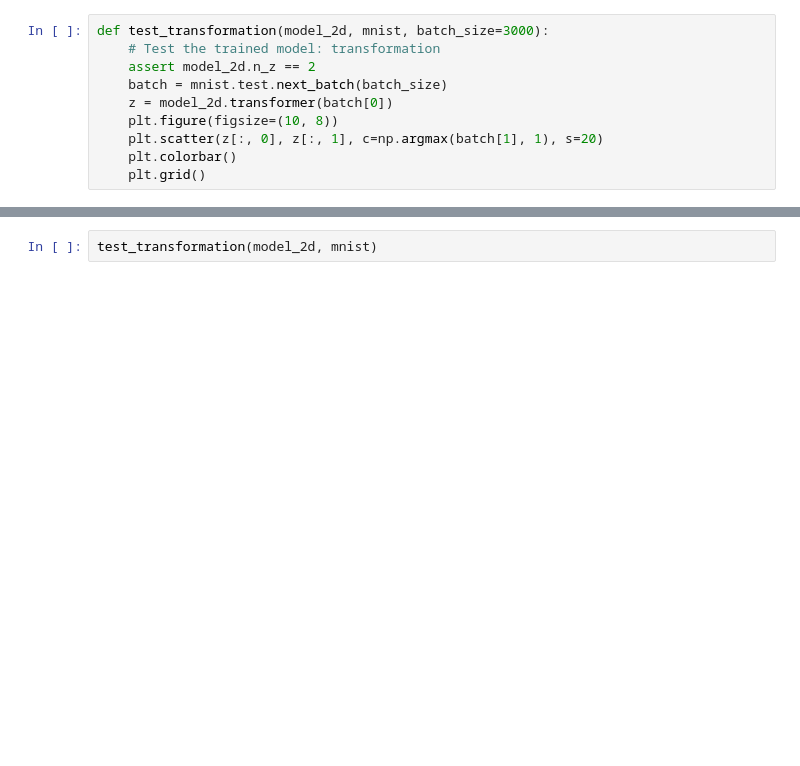
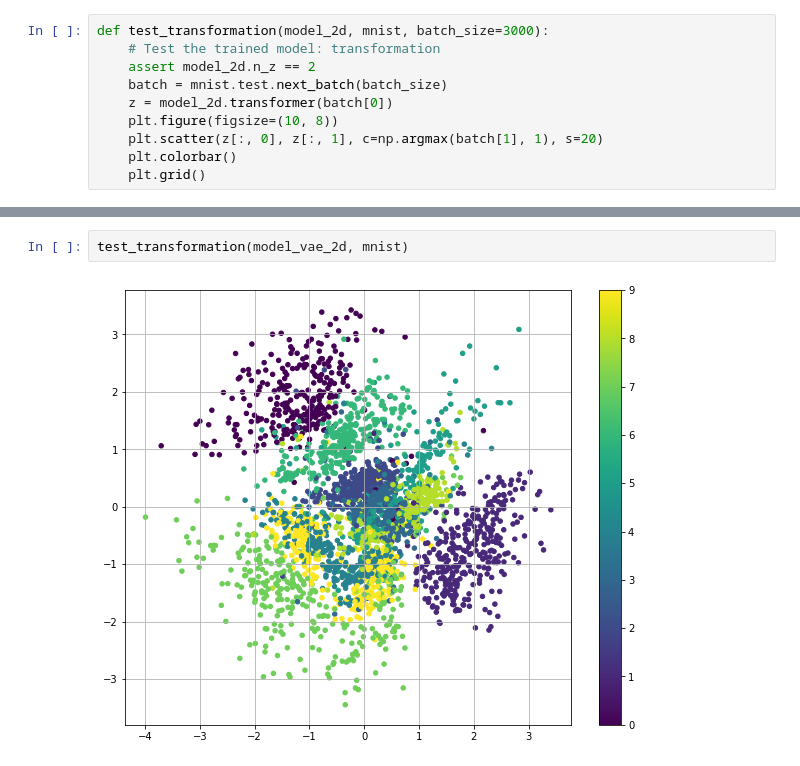
Before and after one commit to shaohua0116/VAE-Tensorflow, a Jupyter notebook: demo.ipynb, the cells around one changed output, grey strips where cells are left out. Cells and saved outputs as stored; diff of their text form; blank space fills up the shorter version.

```diff
--- a/demo.ipynb
+++ b/demo.ipynb
@@ -352,5 +378,7 @@ model_2d = trainer(VariantionalAutoencoder, n_z=2)
 # %%
-test_transformation(model_2d, mnist)
+test_transformation(model_vae_2d, mnist)
+# %% [output]
+[figure, added]
 # %%
 # Test the trained model: uniformly samlpe in the latent space
 n = 20
```
Also changed, not shown: parts of 14 cells of this notebook, 2 other files.
